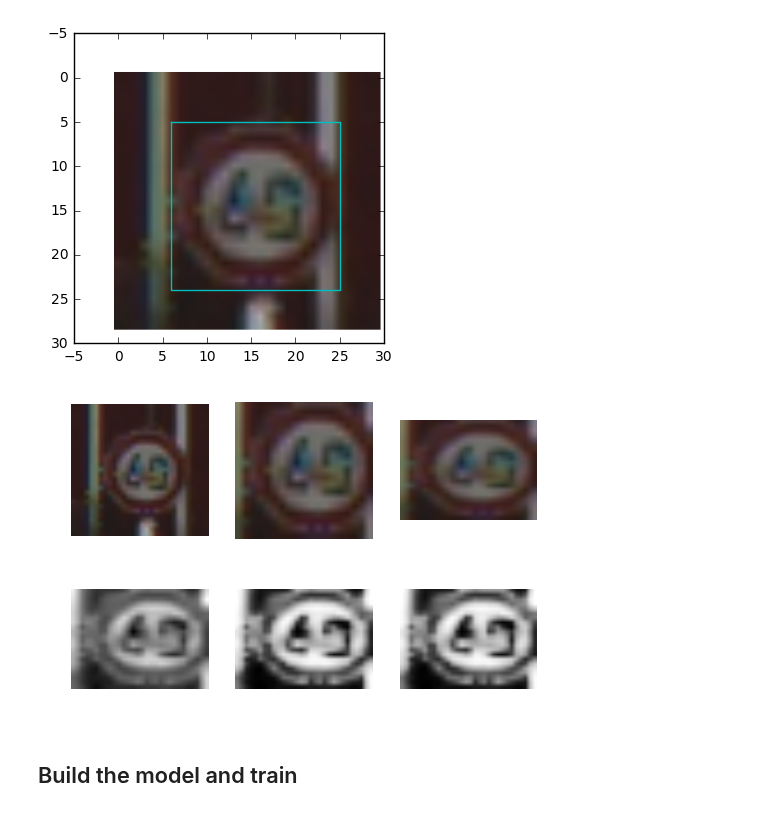
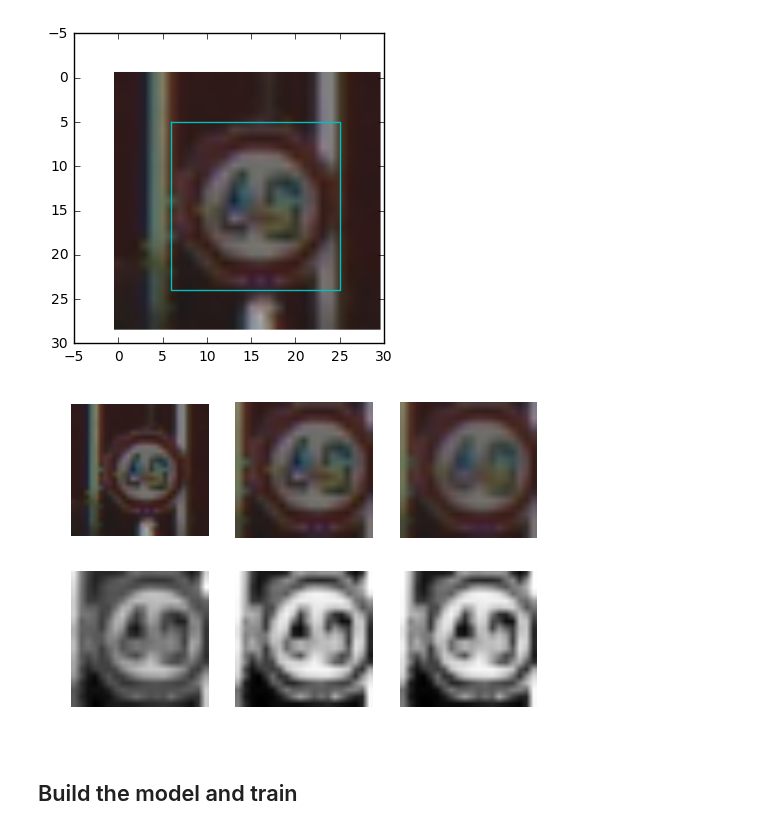
Before and after one commit to ecervera/nn-nb, a Jupyter notebook: MLP/mlp_gtsrb.ipynb, the cells around one changed output. Saved outputs shown, nothing was run; the diff lists cells and outputs as text; code cells hidden in the pictures.

```diff
--- a/MLP/mlp_gtsrb.ipynb
+++ b/MLP/mlp_gtsrb.ipynb
@@ -53,32 +54,21 @@ def processImage(img, roi):
 # %%
 from scipy.misc import imresize
 
 img = trainImages[0]
 crop_img = img[x1:x2,y1:y2,:]
-dx, dy = 22,30
+#dx, dy = 22,30
+dx, dy = 20,20
 sc_img = imresize(crop_img, (dx,dy,3))
 R_img = sc_img[:,:,0]
 eq_img, cdf = histeq(R_img)
 norm_img = 2*(eq_img - 128) / 256
 
-plt.subplot(231)
-plt.imshow(img)
-plt.axis('off')
-plt.subplot(232)
-plt.imshow(crop_img)
-plt.axis('off')
-plt.subplot(233)
-plt.imshow(sc_img)
-plt.axis('off')
-plt.subplot(234)
-plt.imshow(R_img, cmap='gray')
-plt.axis('off')
-plt.subplot(235)
-plt.imshow(eq_img, cmap='gray')
-plt.axis('off')
-plt.subplot(236)
-plt.imshow(norm_img, cmap='gray')
-plt.axis('off');
+plt.subplot(231), plt.imshow(img), plt.axis('off')
+plt.subplot(232), plt.imshow(crop_img), plt.axis('off')
+plt.subplot(233), plt.imshow(sc_img), plt.axis('off')
+plt.subplot(234), plt.imshow(R_img, cmap='gray'), plt.axis('off')
+plt.subplot(235), plt.imshow(eq_img, cmap='gray'), plt.axis('off')
+plt.subplot(236), plt.imshow(norm_img, cmap='gray'), plt.axis('off');
 # %% [output]
-[figure, old version]
+[figure, new version]
 # %%
```
Also changed, not shown: parts of 8 cells of this notebook, 3 other files.
